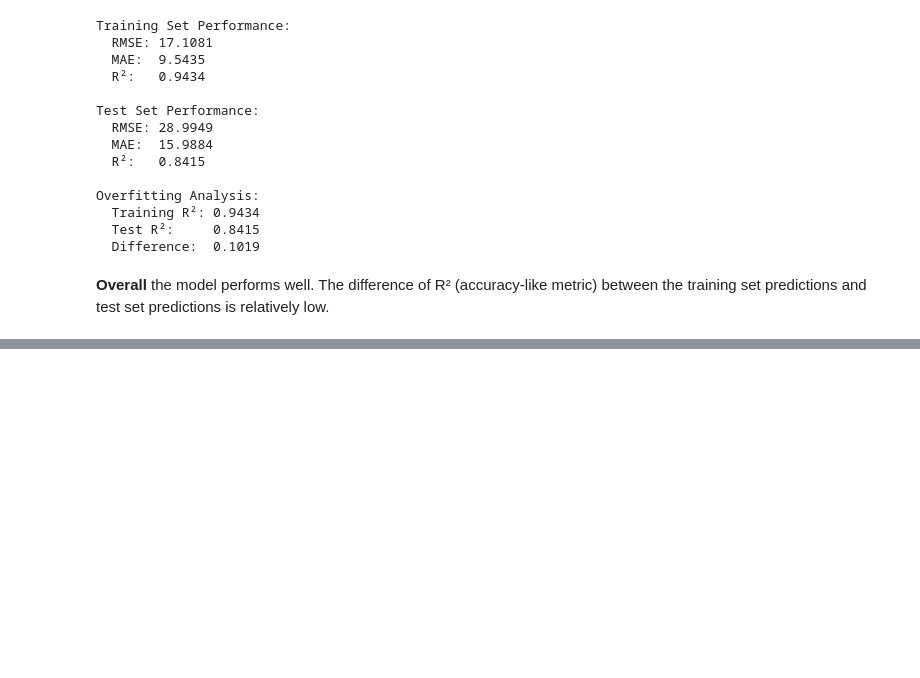
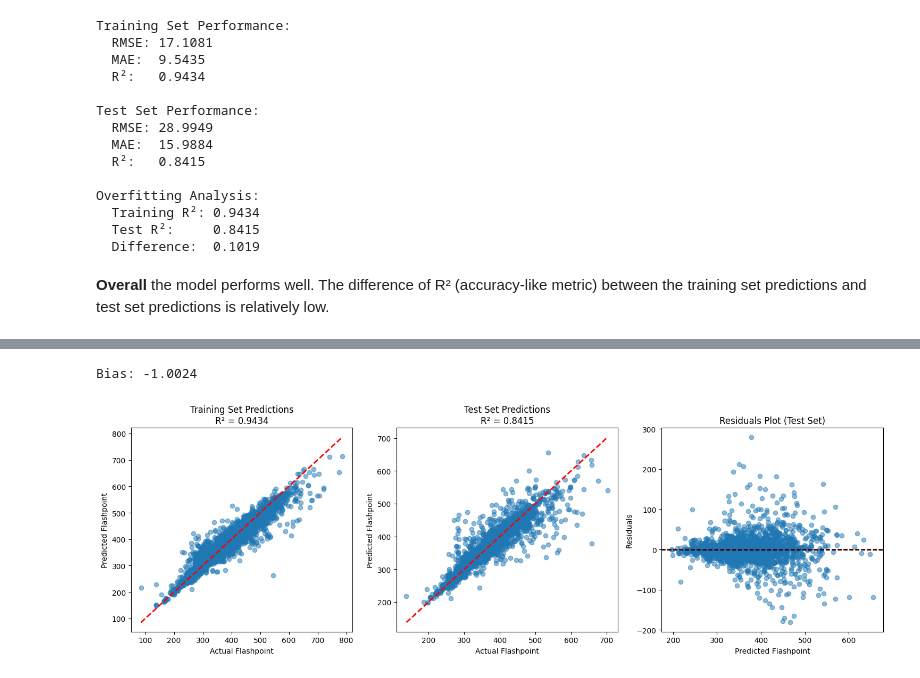
Before and after one commit to YassineBen-Yahia/Molecular-Flashpoint-Prediction, a Jupyter notebook: src/train_model.ipynb, the cells around one changed output, grey strips where cells are left out. Cells and saved outputs as stored; diff of their text form; code cells hidden in the pictures; blank space fills up the shorter version.

```diff
--- a/src/train_model.ipynb
+++ b/src/train_model.ipynb
@@ -174,34 +226,43 @@ print(f"Common features: {common_features}")
+# %%
+# Calculate bias: average of prediction error
+bias = np.mean(y_test_pred - y_test)
+print(f"Bias: {bias:.4f}")
+# %% [output]
+Bias: -1.0024
 # %%
 # Visualize predictions vs actual values
 plt.figure(figsize=(15, 5))
 
 # Training set predictions
 plt.subplot(1, 3, 1)
 plt.scatter(y_train, y_train_pred, alpha=0.5)
 plt.plot([y_train.min(), y_train.max()], [y_train.min(), y_train.max()], 'r--', lw=2)
 plt.xlabel('Actual Flashpoint')
 plt.ylabel('Predicted Flashpoint')
 plt.title(f'Training Set Predictions\nR² = {train_metrics["R2"]:.4f}')
 
 # Test set predictions
 plt.subplot(1, 3, 2)
 plt.scatter(y_test, y_test_pred, alpha=0.5)
 plt.plot([y_test.min(), y_test.max()], [y_test.min(), y_test.max()], 'r--', lw=2)
 plt.xlabel('Actual Flashpoint')
 plt.ylabel('Predicted Flashpoint')
 plt.title(f'Test Set Predictions\nR² = {test_metrics["R2"]:.4f}')
 
 # Residuals plot
 plt.subplot(1, 3, 3)
 residuals = y_test - y_test_pred
 plt.scatter(y_test_pred, residuals, alpha=0.5)
 plt.axhline(y=0, color='r', linestyle='--')
+plt.axhline(y=-1.0024, color='black', linestyle='--')  #bias line
 plt.xlabel('Predicted Flashpoint')
 plt.ylabel('Residuals')
 plt.title('Residuals Plot (Test Set)')
 
 plt.tight_layout()
 plt.show()
+# %% [output]
+[figure, added]
 # %%
 # Train a reduced model using only the most important features
 print("Training a reduced model using only the most important features...")
```
Also changed, not shown: parts of 9 cells of this notebook, 2 other files.
